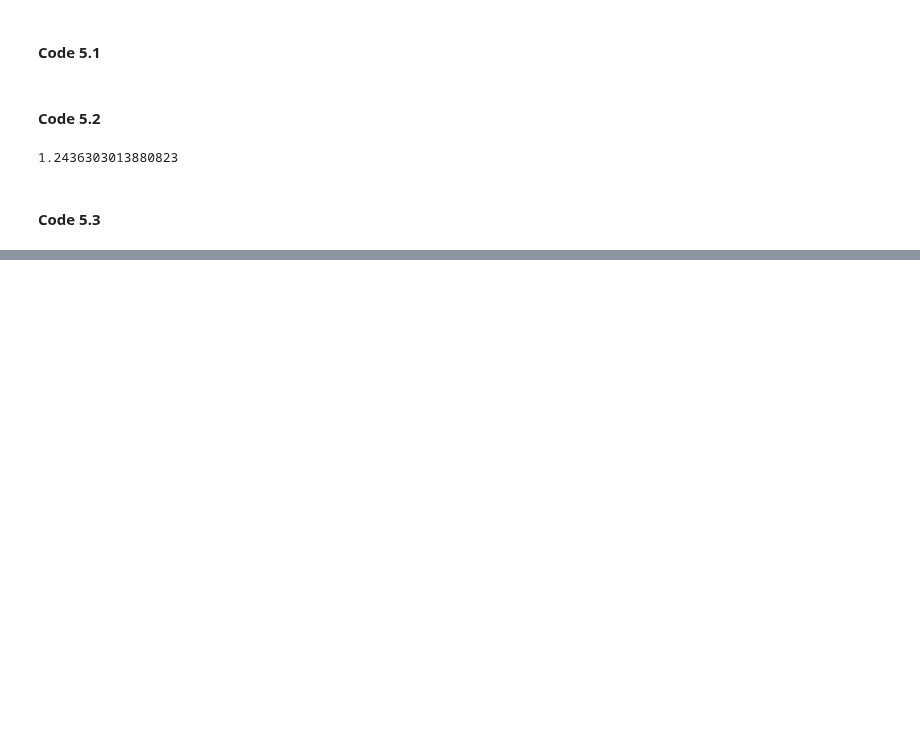
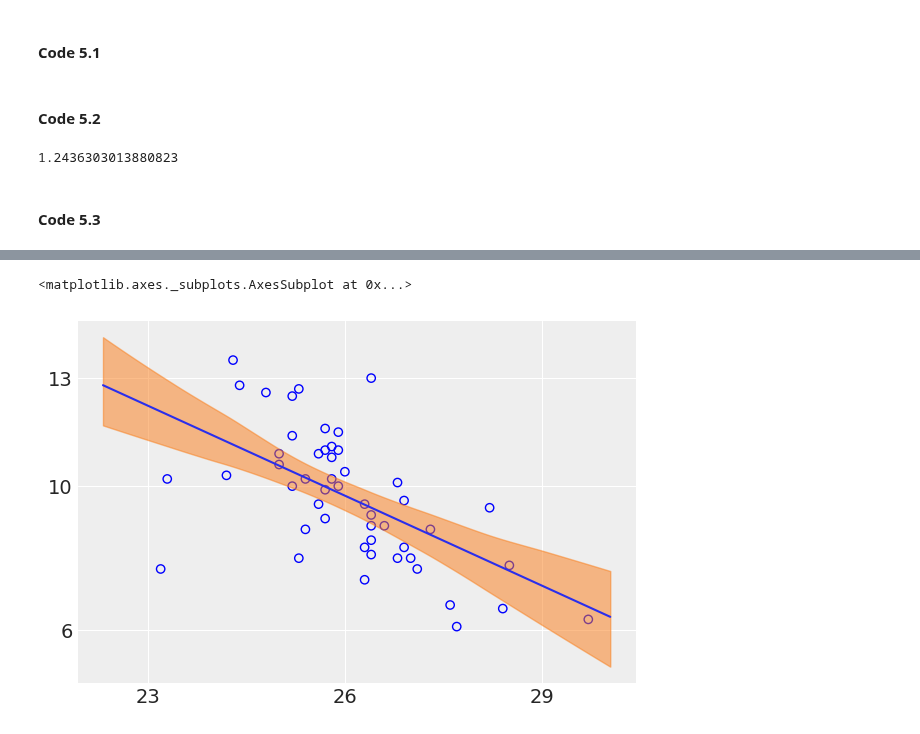
Before and after one commit to pymc-devs/pymc-resources, a Jupyter notebook: Rethinking_2/Chp_05.ipynb, the cells around one changed output, grey strips where cells are left out. Saved outputs shown, nothing was run; the diff lists cells and outputs as text; code cells hidden in the pictures; blank space fills up the shorter version.

```diff
--- a/Rethinking_2/Chp_05.ipynb
+++ b/Rethinking_2/Chp_05.ipynb
@@ -54,0 +128,11 @@ with pm.Model() as 5_1:
+# %%
+fig, ax = plt.subplots()
+
+ax.scatter(data["MedianAgeMarriage"], data["Divorce"], facecolors='none', edgecolors='b')
+ax.set_yticks([13, 10, 6])
+ax.set_xticks([23, 26, 29])
+ax.plot(regular_age_seq, regular_divorce_seq)
+az.plot_hpd(regular_age_seq, regular_divorce_seq_pred.T)
+# %% [output]
+<matplotlib.axes._subplots.AxesSubplot at 0x...>
+[figure, added]
```
Also changed, not shown: parts of 14 cells of this notebook.
